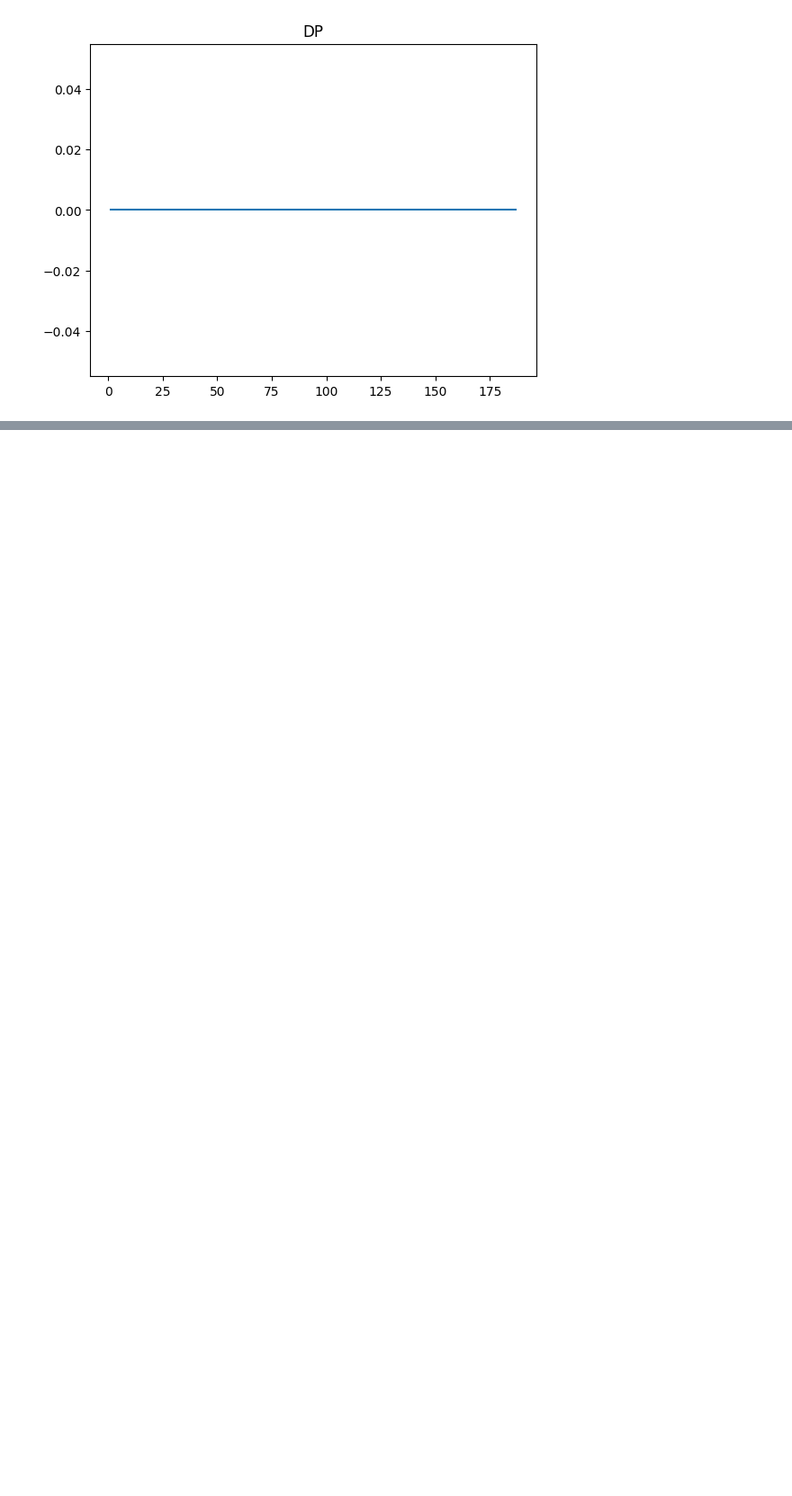
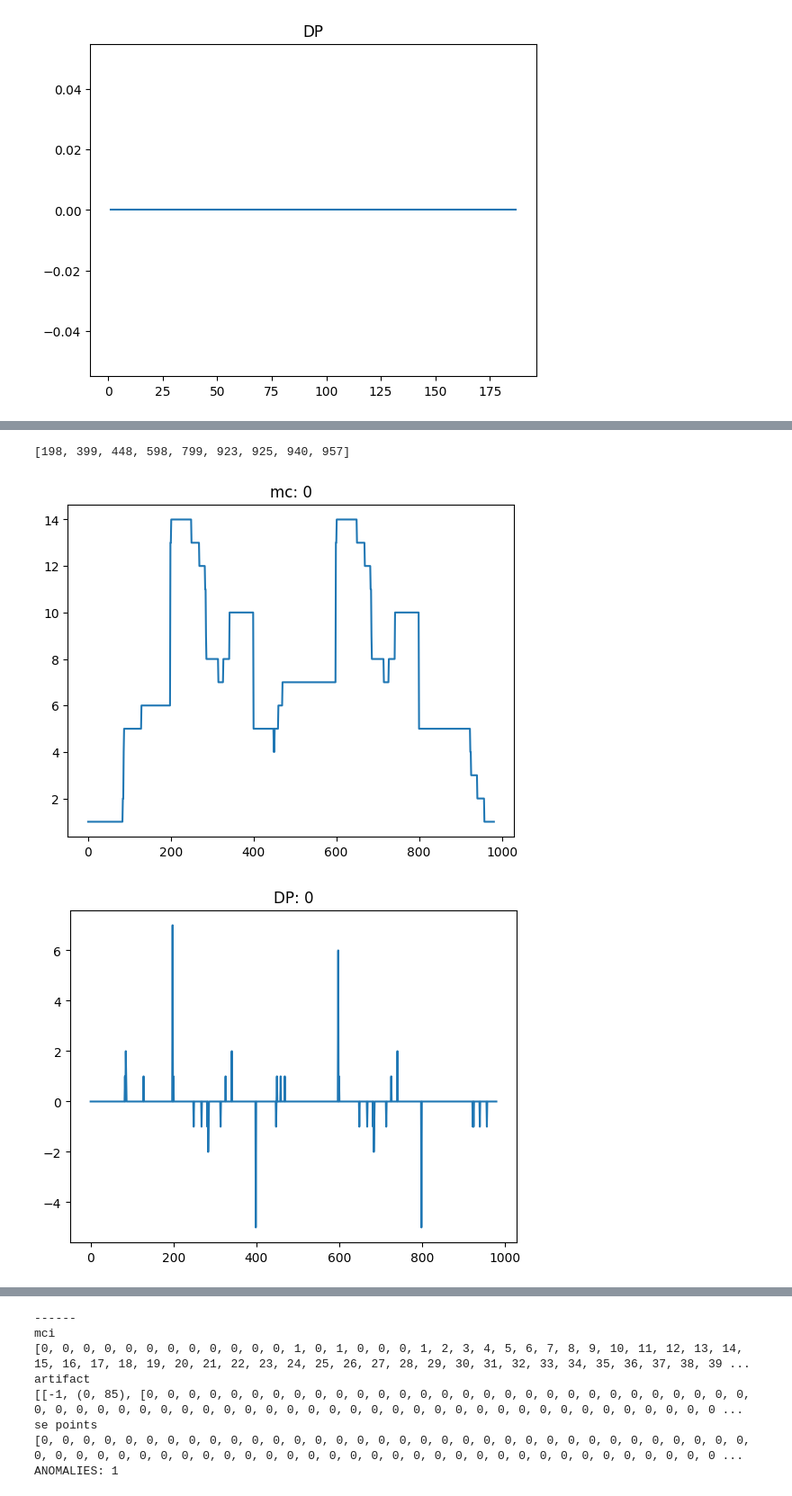
Before and after one commit to davidsmts/Overlapss, a Jupyter notebook: ExtendedCoCo.ipynb, the cells around one changed output, grey strips where cells are left out. Shown at 90% size. Cells and saved outputs as stored; diff of their text form; code cells hidden in the pictures; blank space fills up the shorter version.

```diff
--- a/ExtendedCoCo.ipynb
+++ b/ExtendedCoCo.ipynb
@@ -50,9 +56,18 @@ def correct_counts_robustly(maxed_counts, maxed_count_indices, target_sequence,
         if maxed_count_indices[i] != maxed_count_indices[i-1] and maxed_counts[i] != maxed_counts[i-1]:
             # Correct for reads that start in between the two maxed_count indices:
             #start_sum_at = max(i-f,0)
+            #start_sum_at = max(0, maxed_count_indices[i-1]-f+1)
+            '''
+            start_sum_at = maxed_count_indices[i-1]
+            end_sum_at = maxed_count_indices[i]+1
+            if start_sum_at <= end_sum_at:
+                correction = sum(start_end_posis[start_sum_at:end_sum_at])
+            else:
+                correction = -sum(start_end_posis[end_sum_at:start_sum_at])
+            diff_profile[i-1] += correction
+            correction_artifact.append([correction, (start_sum_at, end_sum_at), start_end_posis[start_sum_at:end_sum_at]])
+            '''
             start_sum_at = last_correction
-            #start_sum_at = max(0, maxed_count_indices[i-1]-f)
-            #start_sum_at = i-1
             end_sum_at = maxed_count_indices[i]+1
             #end_sum_at = i+1
 
@@ -61,12 +76,14 @@ def correct_counts_robustly(maxed_counts, maxed_count_indices, target_sequence,
             else:
                 correction = -sum(start_end_posis[end_sum_at:start_sum_at])
 
+
             # This if clause tries to prevent the eclipse
             # The important part of this is that the last_correction is not updated if we have a SNP or seqerr
             if diff_profile[i-1] + correction == 0: # If not we have a SNP or seq error
                 last_correction = maxed_count_indices[i] + 1
                 diff_profile[i-1] += correction
                 correction_artifact.append([correction, (start_sum_at, end_sum_at), start_end_posis[start_sum_at:end_sum_at]])
+
             #else:
                 #print("ABORTED:")
                 #print(end_sum_at)
@@ -164,0 +204,41 @@ plt.show()
+# %%
+count_of_anomalies = 0
+for i in range(30):
+    xpoints, ypoints, maxcounts, se, pc_diff_profile, artifact, mci = correct_robustly("data/longcirc_reads.txt", "111111111111010111", i)
+    if not (np.array(ypoints) == np.array([0 for i in range(len(ypoints))])).all():
+        count_of_anomalies += 1
+        nonzero_indices = []
+        iszero = np.array(ypoints) != np.array([0 for i in range(len(ypoints))])
+        for j in range(len(iszero)):
+            if iszero[j]:
+                nonzero_indices.append(j)
+        print(nonzero_indices)
+        # Max Counts
+        plt.title("mc: "+str(i))
+        plt.plot([i for i in range(len(maxcounts))], maxcounts)
+        plt.show()
+        # DP
+        plt.title("DP: "+str(i))
+        plt.plot([i for i in range(len(pc_diff_profile))], pc_diff_profile)
+        plt.savefig('imgs/circular_long_dp.png', bbox_inches='tight')
+        plt.show()
+        #print([i for i in range(len(pc_diff_profile)) if pc_diff_profile[i]!=0])
+        # Corrected DP
+        plt.title("Corrected: "+str(i))
+        plt.plot(xpoints, ypoints)
+        plt.savefig('imgs/circular_long_cdp.png', bbox_inches='tight')
+        plt.show()
+        #print([i for i in range(len(ypoints)) if ypoints[i]!=0])
+        print("------")
+        print("mci")
+        print(mci)
+        print("artifact")
+        print(artifact)
+        print("se points")
+        print(se)
+        break
+print("ANOMALIES: " + str(count_of_anomalies))
+# %% [output]
+[198, 399, 448, 598, 799, 923, 925, 940, 957]
+[figure, added]
+[figure, added]
@@ -164,0 +246,8 @@ plt.show()
+------
+mci
+[0, 0, 0, 0, 0, 0, 0, 0, 0, 0, 0, 0, 1, 0, 1, 0, 0, 0, 1, 2, 3, 4, 5, 6, 7, 8, 9, 10, 11, 12, 13, 14, 15, 16, 17, 18, 19, 20, 21, 22, 23, 24, 25, 26, 27, 28, 29, 30, 31, 32, 33, 34, 35, 36, 37, 38, 39 ...
+artifact
+[[-1, (0, 85), [0, 0, 0, 0, 0, 0, 0, 0, 0, 0, 0, 0, 0, 0, 0, 0, 0, 0, 0, 0, 0, 0, 0, 0, 0, 0, 0, 0, 0, 0, 0, 0, 0, 0, 0, 0, 0, 0, 0, 0, 0, 0, 0, 0, 0, 0, 0, 0, 0, 0, 0, 0, 0, 0, 0, 0, 0, 0, 0, 0, 0, 0 ...
+se points
+[0, 0, 0, 0, 0, 0, 0, 0, 0, 0, 0, 0, 0, 0, 0, 0, 0, 0, 0, 0, 0, 0, 0, 0, 0, 0, 0, 0, 0, 0, 0, 0, 0, 0, 0, 0, 0, 0, 0, 0, 0, 0, 0, 0, 0, 0, 0, 0, 0, 0, 0, 0, 0, 0, 0, 0, 0, 0, 0, 0, 0, 0, 0, 0, 0, 0, 0 ...
+ANOMALIES: 1
```
Also changed, not shown: parts of 9 cells of this notebook, 13 other files.
